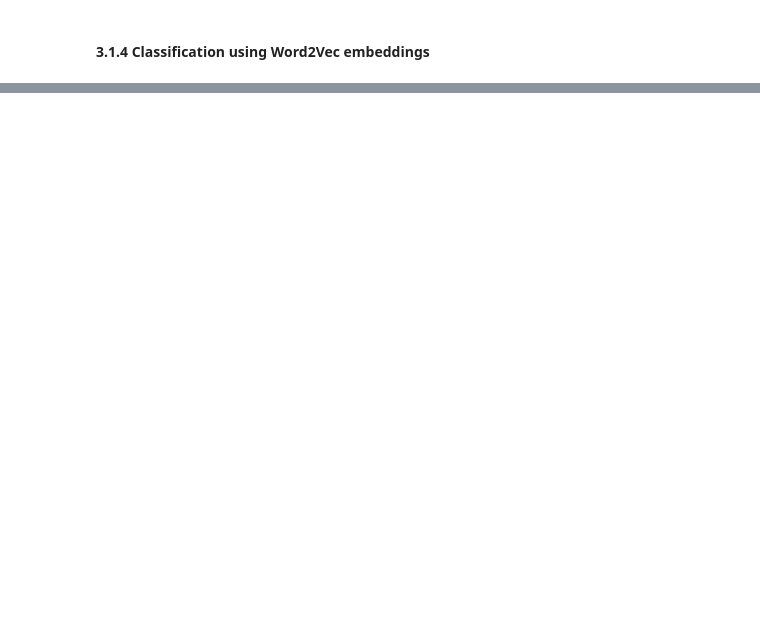
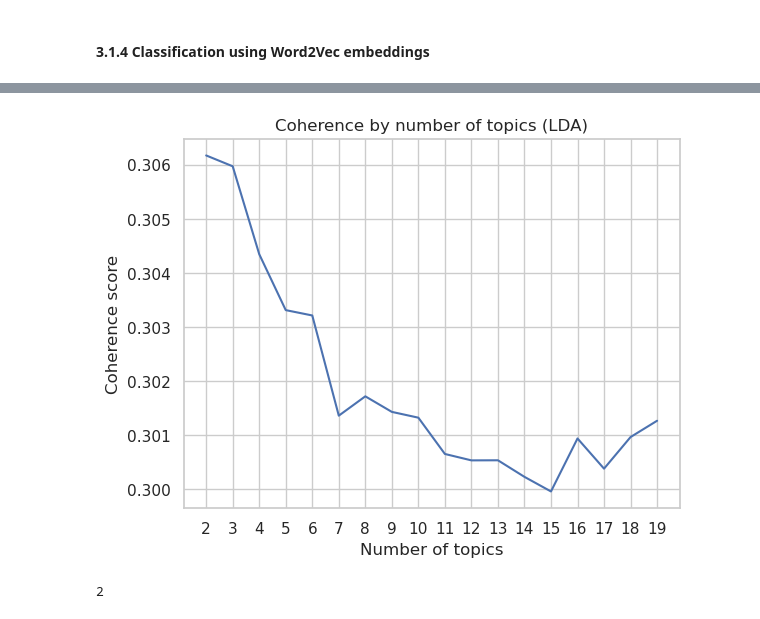
Before and after one commit to roliverc/Goodreads-meets-NLP, a Jupyter notebook: spacy_gensim_dask.ipynb, the cells around one changed output, grey strips where cells are left out. Drawn from its saved outputs; the diff is of its cells as text; code cells hidden in the pictures; blank space fills up the shorter version.

```diff
--- a/spacy_gensim_dask.ipynb
+++ b/spacy_gensim_dask.ipynb
@@ -1004,0 +1742,3 @@ accuracy
+# %%
+%%time
+best_lsi = gensim.models.LsiModel(corpus=reviews_tfidf, id2word=D, num_topics=best_n_topics_lsi, random_seed=42)
@@ -1004,0 +1786,4 @@ accuracy
+# %%
+NUM_WORDS = 10
+
+best_lsi.show_topic(2, topn=NUM_WORDS)
@@ -1004,0 +1932,39 @@ accuracy
+# %%
+# Define the range of topic numbers that we are going to try
+MIN_TOPICS = 2
+MAX_TOPICS = 20
+STEP_SIZE = 1
+SEED_VALUE = 42
+
+topics_range = range(MIN_TOPICS, MAX_TOPICS, STEP_SIZE)
+
+LDA_COHERENCES_PATH = "models/topic_modeling/lda/coherences.npy"
+# %%
+if not os.path.exists(LDA_COHERENCES_PATH):
+    coherences = np.zeros(len(topics_range))
+
+    for i, n_topics in enumerate(tqdm(topics_range)):
+        model_lda = gensim.models.LdaMulticore(corpus=reviews_bow, id2word=D, num_topics=n_topics, eta="auto", random_state=42, workers=os.cpu_count()//2-1)
+        model_coherence = gensim.models.CoherenceModel(model=model_lda, texts=corpus_df, dictionary=D, coherence="c_v")
+        coherences[i] = model_coherence.get_coherence()
+
+    np.save(LDA_COHERENCES_PATH, coherences)
+else:
+    coherences = np.load(LDA_COHERENCES_PATH)
+# %%
+sns.set(style="whitegrid")
+ax = sns.lineplot(x=topics_range, y=coherences)
+ax.set(title="Coherence by number of topics (LDA)",
+       xlabel="Number of topics", ylabel="Coherence score")
+_ = ax.set_xticks(range(MIN_TOPICS, MAX_TOPICS, STEP_SIZE))
+# %% [output]
+[figure, added]
+# %%
+#XXX: Be cautious here: we have done this
+# because the STEP_SIZE=1 else it is different
+best_n_topics_lda = np.argmax(coherences)+MIN_TOPICS
+
+# We check that the result does indeed match what is plotted
+best_n_topics_lda
+# %% [output]
+2
```
Also changed, not shown: parts of 198 cells of this notebook.
